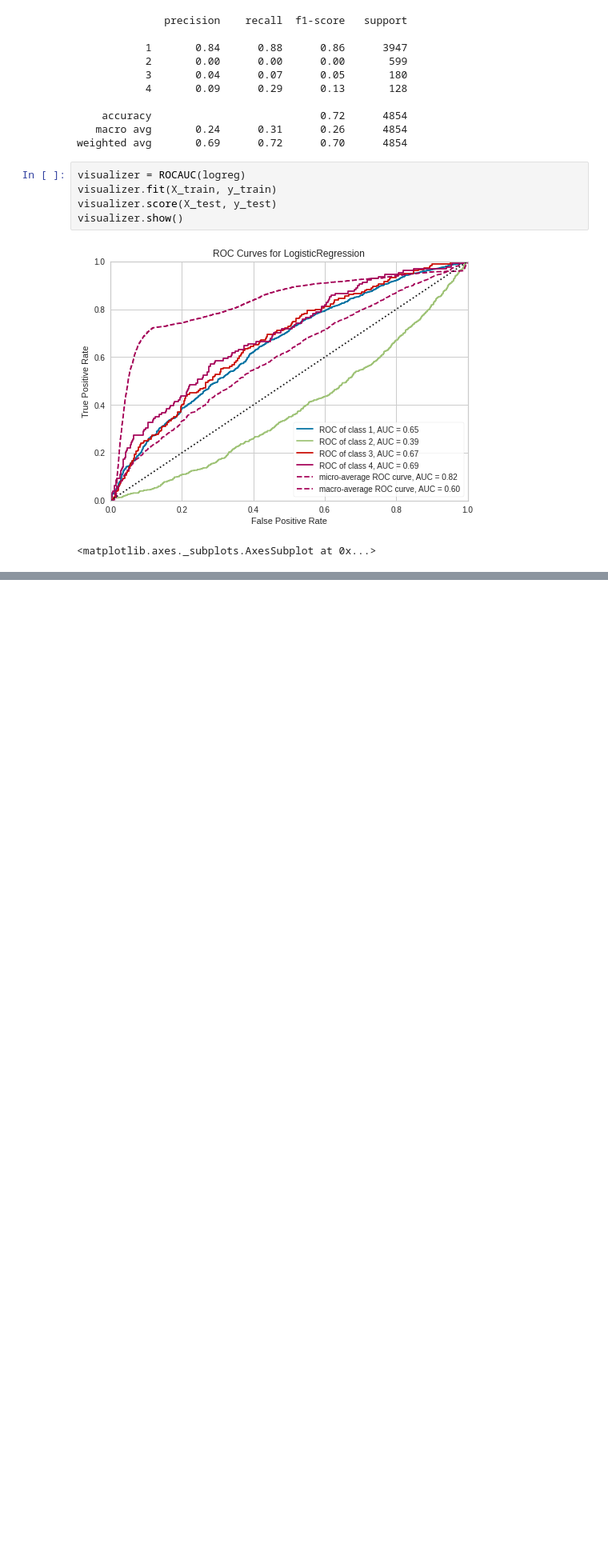
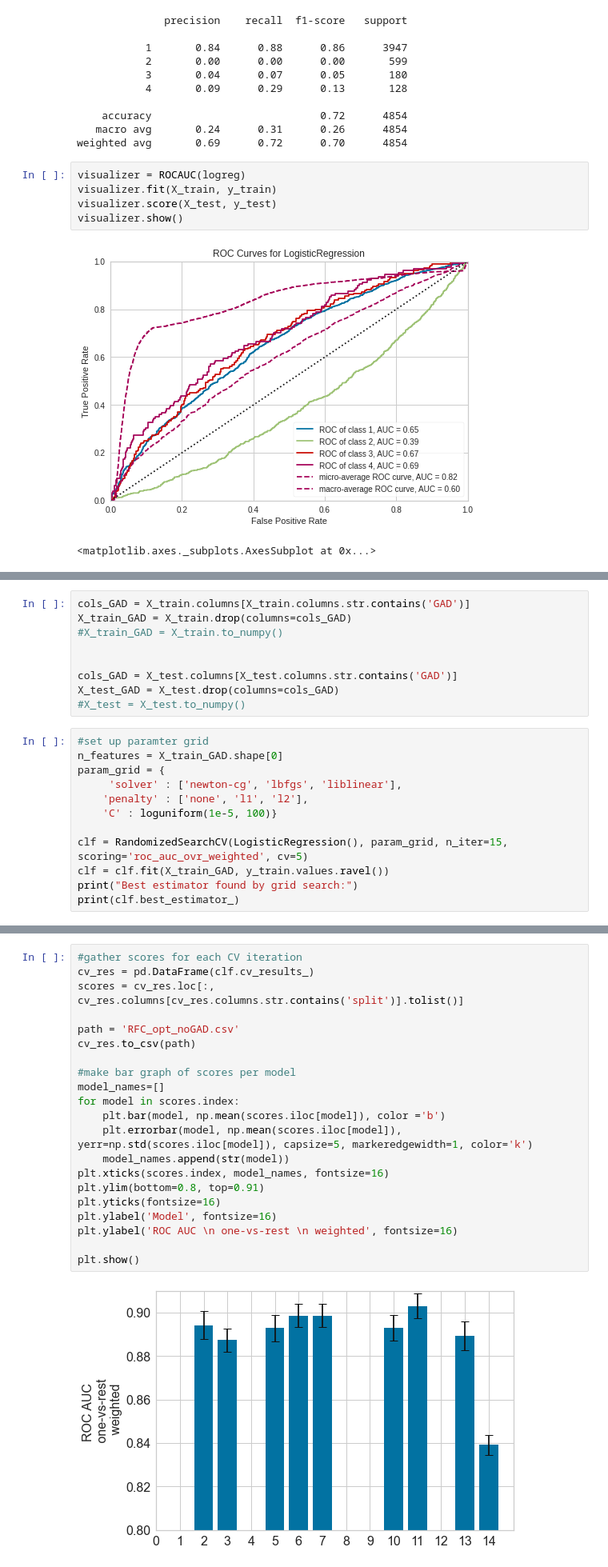
Before and after one commit to ifrancke/CS254-Final, a Jupyter notebook: Logistic_Regression.ipynb, the cells around one changed output, grey strips where cells are left out. Shown at 80% size. Drawn from its saved outputs; the diff is of its cells as text; blank space fills up the shorter version.

```diff
--- a/Logistic_Regression.ipynb
+++ b/Logistic_Regression.ipynb
@@ -93,0 +219,21 @@ visualizer.show()
+# %%
+cols_GAD = X_train.columns[X_train.columns.str.contains('GAD')]
+X_train_GAD = X_train.drop(columns=cols_GAD)
+#X_train_GAD = X_train.to_numpy()
+
+
+cols_GAD = X_test.columns[X_test.columns.str.contains('GAD')]
+X_test_GAD = X_test.drop(columns=cols_GAD)
+#X_test = X_test.to_numpy()
+# %%
+#set up paramter grid
+n_features = X_train_GAD.shape[0]
+param_grid = {
+     'solver' : ['newton-cg', 'lbfgs', 'liblinear'],
+    'penalty' : ['none', 'l1', 'l2'],
+    'C' : loguniform(1e-5, 100)}
+
+clf = RandomizedSearchCV(LogisticRegression(), param_grid, n_iter=15, scoring='roc_auc_ovr_weighted', cv=5)
+clf = clf.fit(X_train_GAD, y_train.values.ravel())
+print("Best estimator found by grid search:")
+print(clf.best_estimator_)
@@ -93,0 +260,23 @@ visualizer.show()
+# %%
+#gather scores for each CV iteration
+cv_res = pd.DataFrame(clf.cv_results_)
+scores = cv_res.loc[:, cv_res.columns[cv_res.columns.str.contains('split')].tolist()]
+
+path = 'RFC_opt_noGAD.csv'
+cv_res.to_csv(path)
+
+#make bar graph of scores per model
+model_names=[]
+for model in scores.index:
+    plt.bar(model, np.mean(scores.iloc[model]), color ='b')
+    plt.errorbar(model, np.mean(scores.iloc[model]), yerr=np.std(scores.iloc[model]), capsize=5, markeredgewidth=1, color='k')
+    model_names.append(str(model))
+plt.xticks(scores.index, model_names, fontsize=16)
+plt.ylim(bottom=0.8, top=0.91)
+plt.yticks(fontsize=16)
+plt.ylabel('Model', fontsize=16)
+plt.ylabel('ROC AUC \n one-vs-rest \n weighted', fontsize=16)
+
+plt.show()
+# %% [output]
+[figure, added]
```
Also changed, not shown: parts of 37 cells of this notebook, 2 other files.
